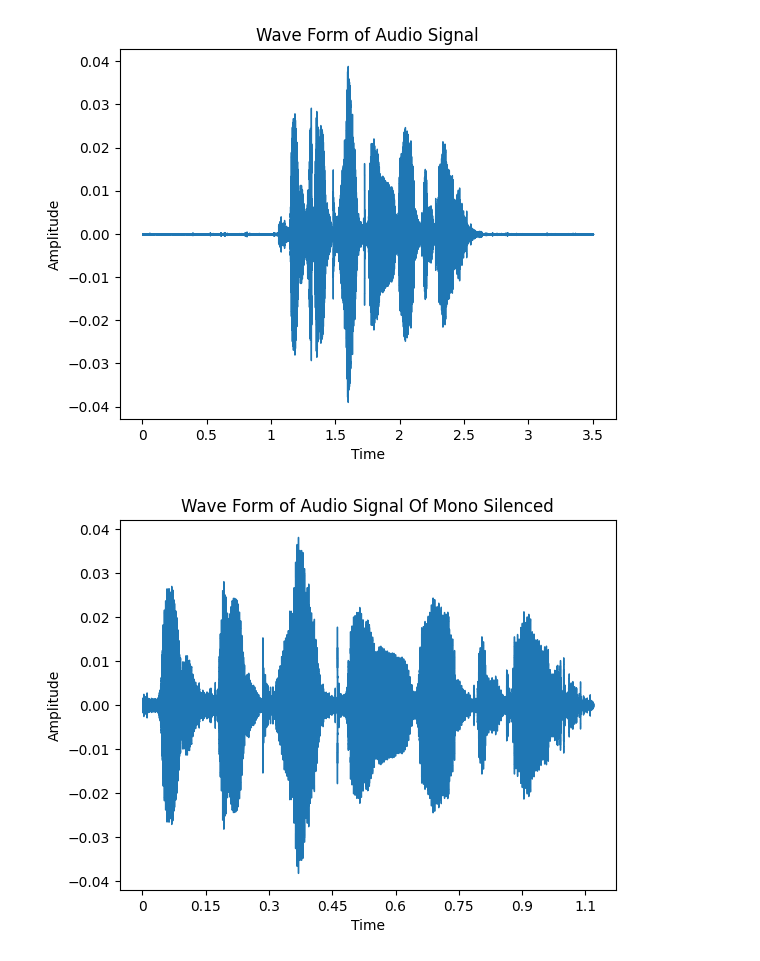
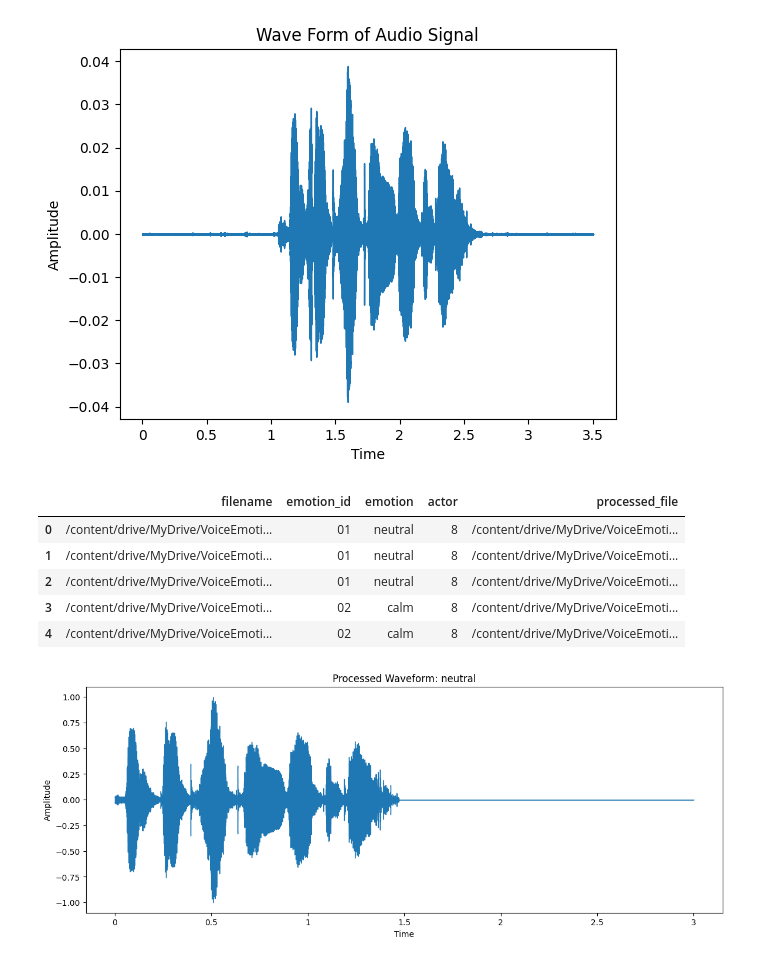
Before and after one commit to Wayn-Git/VoiceEmotionDetector, a Jupyter notebook: Notebook/MentalHealthSpeechAnalysis.ipynb, the cells around one changed output. Cells and saved outputs as stored; diff of their text form; code cells hidden in the pictures.

```diff
--- a/Notebook/MentalHealthSpeechAnalysis.ipynb
+++ b/Notebook/MentalHealthSpeechAnalysis.ipynb
@@ -210,6 +191,0 @@ df.drop(columns=['resampled_audio', 'resampled_sr'], inplace=True)
-# %%
-def resample_audio(audio_path, target_sr=16000):
-    y, sr = librosa.load(audio_path, sr=target_sr)
-    return pd.Series({"resampled_audio": y, "resampled_sr": sr})
-
-df[["resampled_audio", "resampled_sr"]] = df["filename"].apply(resample_audio)
@@ -228,10 +234,50 @@ audio_mono_silenced = df["processed_audio"].iloc[0]
+# %%
+import os
+import numpy as np
+from tqdm import tqdm  # progress bar
+
+# Directory where processed audio will be saved
+processed_dir = "/content/drive/MyDrive/VoiceEmotionDetection/RavdessData/Processed"
+os.makedirs(processed_dir, exist_ok=True)
+
+def process_and_save(row):
+    """Apply preprocessing pipeline and save result as .npy"""
+    try:
+        y, sr = preprocessing_pipeline(row["filename"])
+        # Build unique name: actor_emotion_index.npy
+        base_name = f"actor{row['actor']}_{row['emotion']}_{os.path.basename(row['filename']).split('.')[0]}.npy"
+        out_path = os.path.join(processed_dir, base_name)
+        np.save(out_path, y)
+        return out_path
+    except Exception as e:
+        print(f"Error processing {row['filename']}: {e}")
+        return None
+
+# Apply to DataFrame with progress bar
+df["processed_file"] = [
+    process_and_save(row) for _, row in tqdm(df.iterrows(), total=len(df))
+]
+
+df.head()
+# %% [output]
+|  | filename | emotion_id | emotion | actor | processed_file |
+| 0 | /content/drive/MyDrive/VoiceEmoti... | 01 | neutral | 8 | /content/drive/MyDrive/VoiceEmoti... |
+| 1 | /content/drive/MyDrive/VoiceEmoti... | 01 | neutral | 8 | /content/drive/MyDrive/VoiceEmoti... |
+| 2 | /content/drive/MyDrive/VoiceEmoti... | 01 | neutral | 8 | /content/drive/MyDrive/VoiceEmoti... |
+| 3 | /content/drive/MyDrive/VoiceEmoti... | 02 | calm | 8 | /content/drive/MyDrive/VoiceEmoti... |
+| 4 | /content/drive/MyDrive/VoiceEmoti... | 02 | calm | 8 | /content/drive/MyDrive/VoiceEmoti... |
 # %%
+import matplotlib.pyplot as plt
+import librosa.display
 
-plt.Figure(figsize=(14, 5))
-librosa.display.waveshow(audio_mono_silenced)
-plt.title("Wave Form of Audio Signal Of Mono Silenced")
+y = np.load(df.iloc[0]["processed_file"])
+sr = 16000
+
+plt.figure(figsize=(14,5))
+librosa.display.waveshow(y, sr=sr)
+plt.title(f"Processed Waveform: {df.iloc[0]['emotion']}")
 plt.xlabel("Time")
 plt.ylabel("Amplitude")
 plt.show()
 # %% [output]
-[figure, old version]
+[figure, new version]
```
Also changed, not shown: parts of 17 cells of this notebook.
